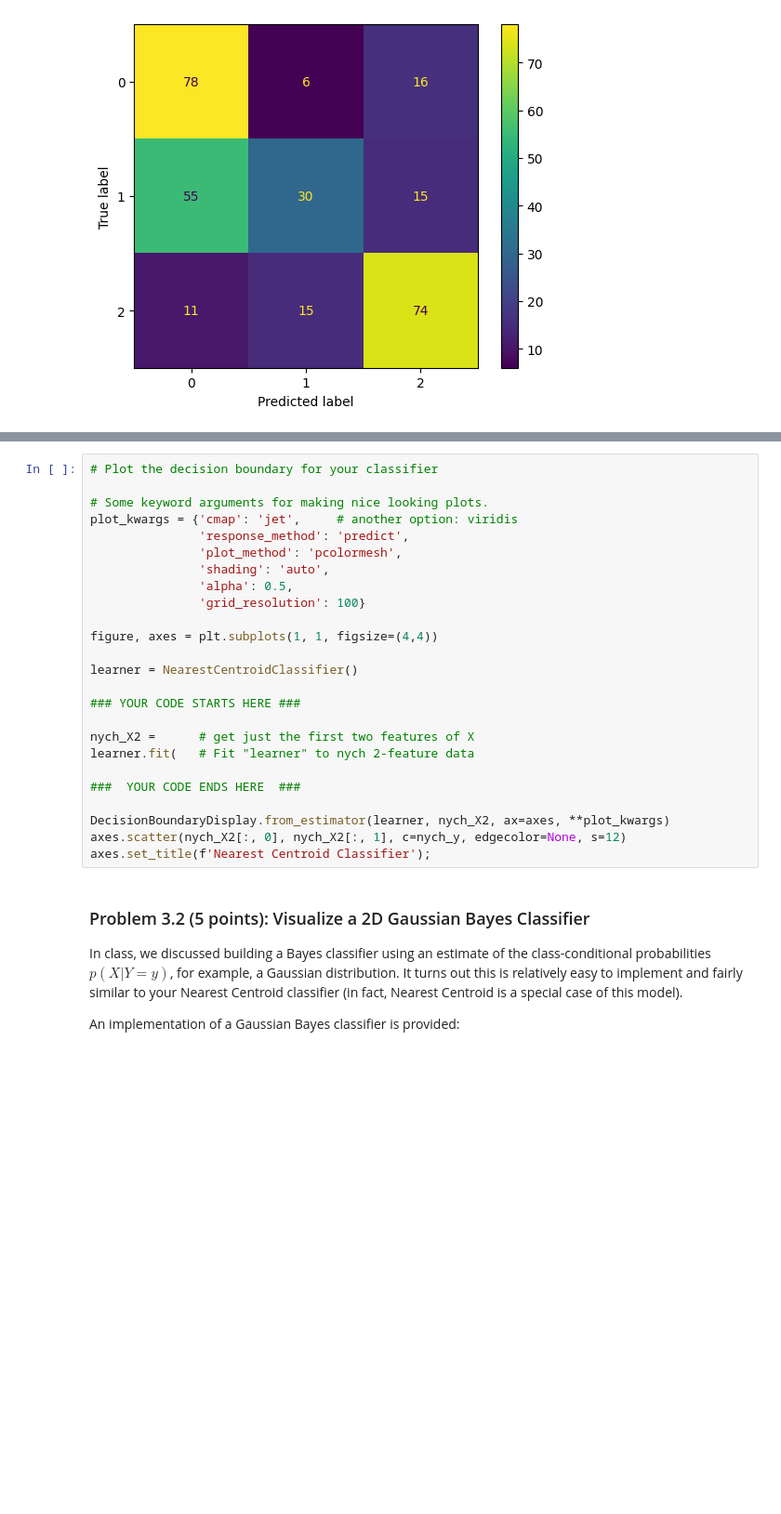
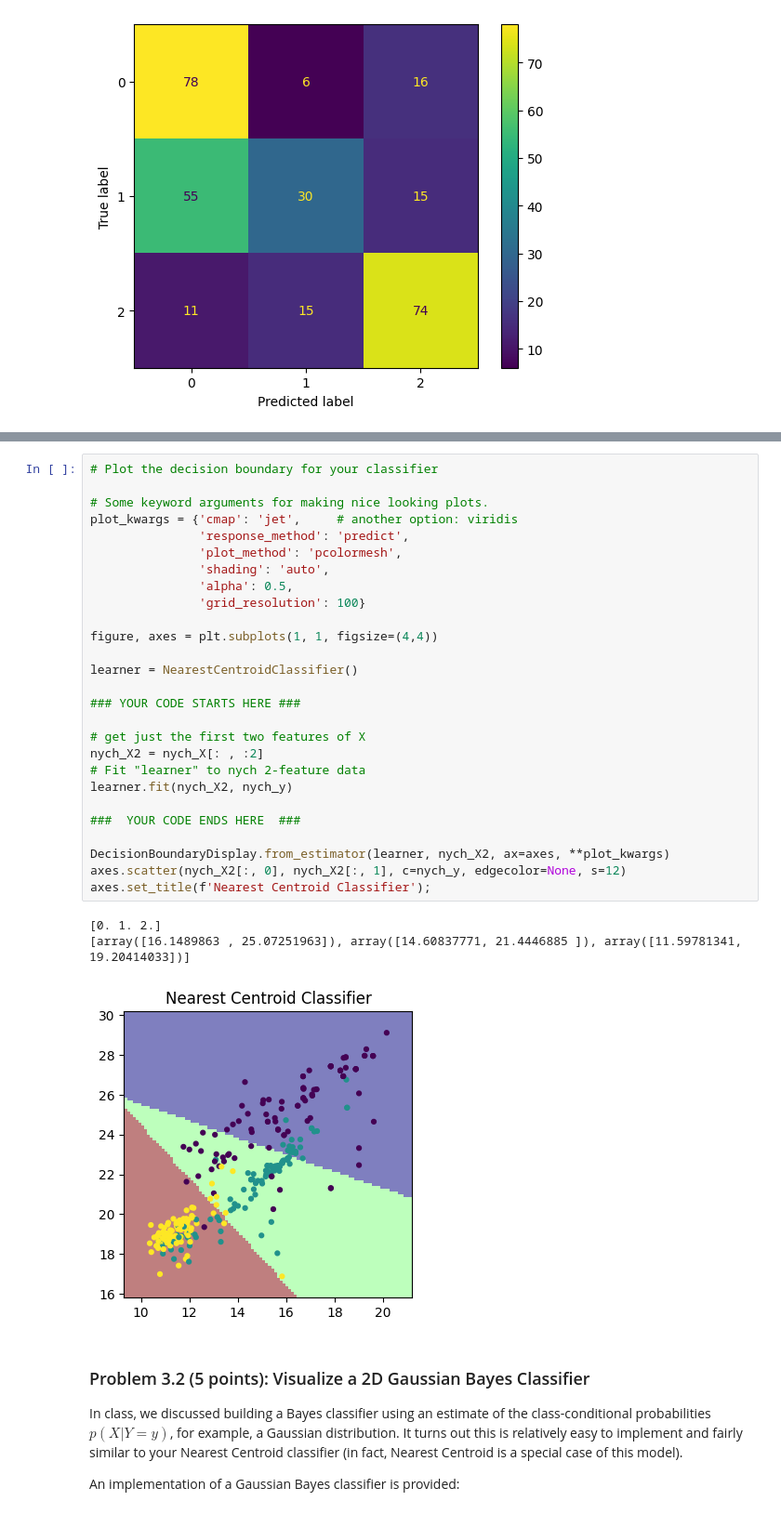
Before and after one commit to SarahAsad23/MachineLearning, a Jupyter notebook: HW1/cs273-hw1-SarahSurface.ipynb, the cells around one changed output, grey strips where cells are left out. Shown at 93% size. Drawn from its saved outputs; the diff is of its cells as text; blank space fills up the shorter version.

```diff
--- a/HW1/cs273-hw1-SarahSurface.ipynb
+++ b/HW1/cs273-hw1-SarahSurface.ipynb
@@ -461,28 +461,34 @@ We will use only the first two features of the NYCH data set, to facilitate visu
 # %%
 # Plot the decision boundary for your classifier
 
 # Some keyword arguments for making nice looking plots.
 plot_kwargs = {'cmap': 'jet',     # another option: viridis
                'response_method': 'predict',
                'plot_method': 'pcolormesh',
                'shading': 'auto',
                'alpha': 0.5,
                'grid_resolution': 100}
 
 figure, axes = plt.subplots(1, 1, figsize=(4,4))
 
 learner = NearestCentroidClassifier()
 
 ### YOUR CODE STARTS HERE ###
 
-nych_X2 =      # get just the first two features of X
-learner.fit(   # Fit "learner" to nych 2-feature data
+# get just the first two features of X
+nych_X2 = nych_X[: , :2]
+# Fit "learner" to nych 2-feature data
+learner.fit(nych_X2, nych_y)
 
 ###  YOUR CODE ENDS HERE  ###
 
 DecisionBoundaryDisplay.from_estimator(learner, nych_X2, ax=axes, **plot_kwargs)
 axes.scatter(nych_X2[:, 0], nych_X2[:, 1], c=nych_y, edgecolor=None, s=12)
 axes.set_title(f'Nearest Centroid Classifier');
+# %% [output]
+[0. 1. 2.]
+[array([16.1489863 , 25.07251963]), array([14.60837771, 21.4446885 ]), array([11.59781341, 19.20414033])]
+[figure, added]
 # %% [markdown]
 ### Problem 3.2 (5 points): Visualize a 2D Gaussian Bayes Classifier
 
```
Also changed, not shown: parts of 4 cells of this notebook.
